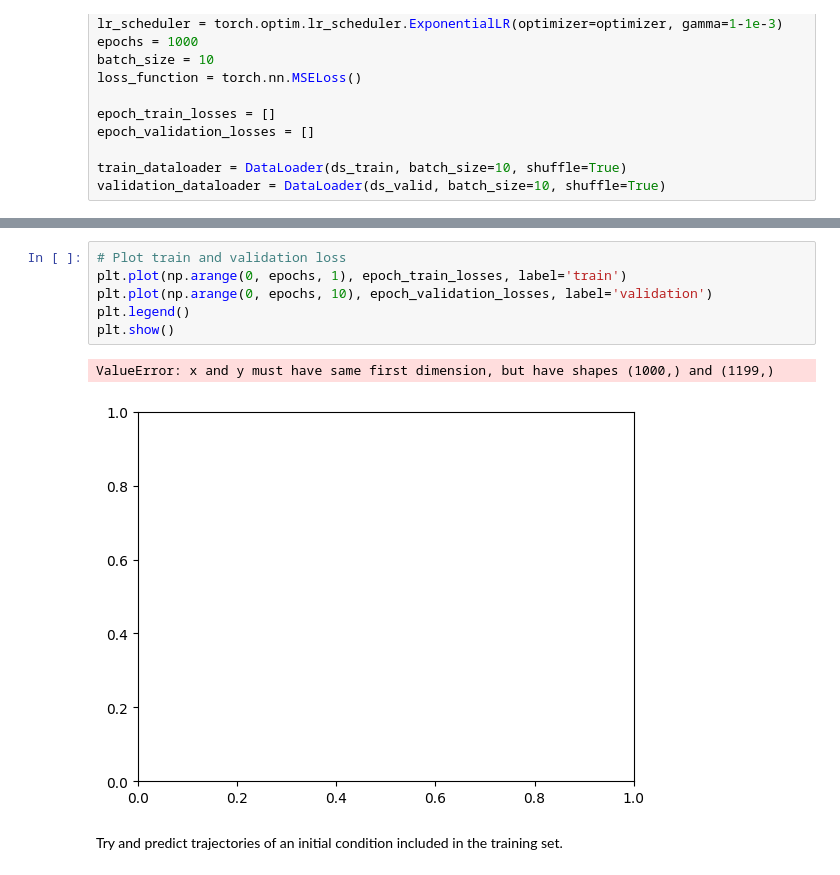
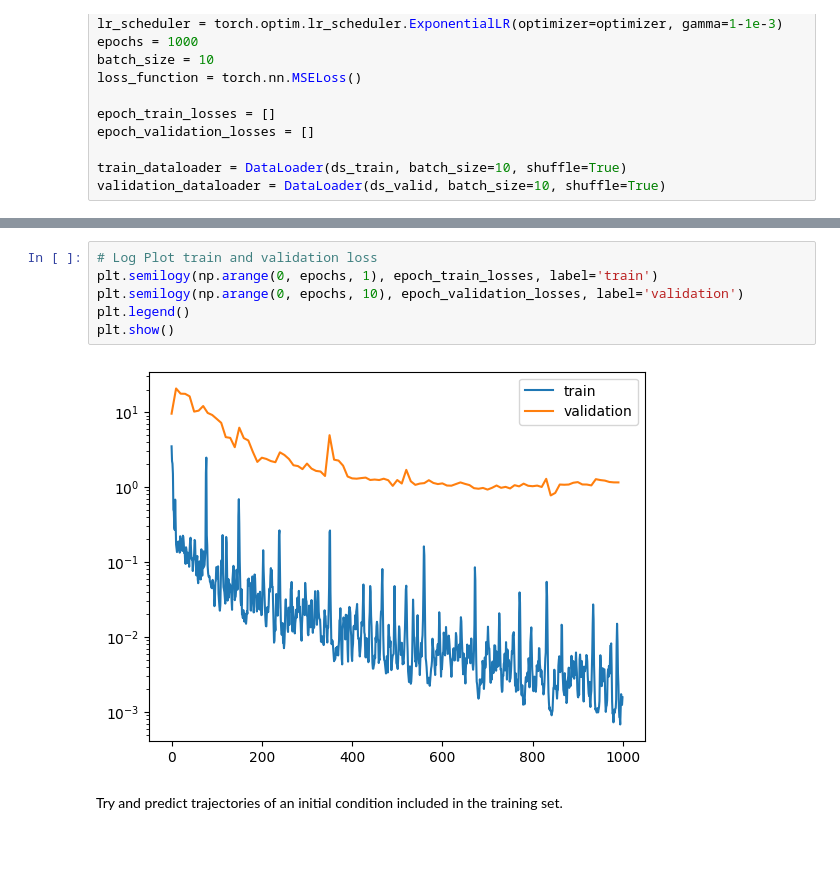
Before and after one commit to sandorfoldi/deeponet, a Jupyter notebook: notebooks/st_convergence_test.ipynb, the cells around one changed output, grey strips where cells are left out. Drawn from its saved outputs; the diff is of its cells as text; blank space fills up the shorter version.

```diff
--- a/notebooks/st_convergence_test.ipynb
+++ b/notebooks/st_convergence_test.ipynb
@@ -80,12 +80,11 @@ Epoch 990 train loss: 0.0001402726387595976 validation loss: 13.991361784934998
 # %%
-# Plot train and validation loss
-plt.plot(np.arange(0, epochs, 1), epoch_train_losses, label='train')
-plt.plot(np.arange(0, epochs, 10), epoch_validation_losses, label='validation')
+# Log Plot train and validation loss
+plt.semilogy(np.arange(0, epochs, 1), epoch_train_losses, label='train')
+plt.semilogy(np.arange(0, epochs, 10), epoch_validation_losses, label='validation')
 plt.legend()
 plt.show()
 # %% [output]
-ValueError: x and y must have same first dimension, but have shapes (1000,) and (1199,)
-[figure, old version]
+[figure, new version]
 # %% [markdown]
 Try and predict trajectories of an initial condition included in the training set.
 # %%
```
Also changed, not shown: parts of 2 cells of this notebook, 2 other files.
